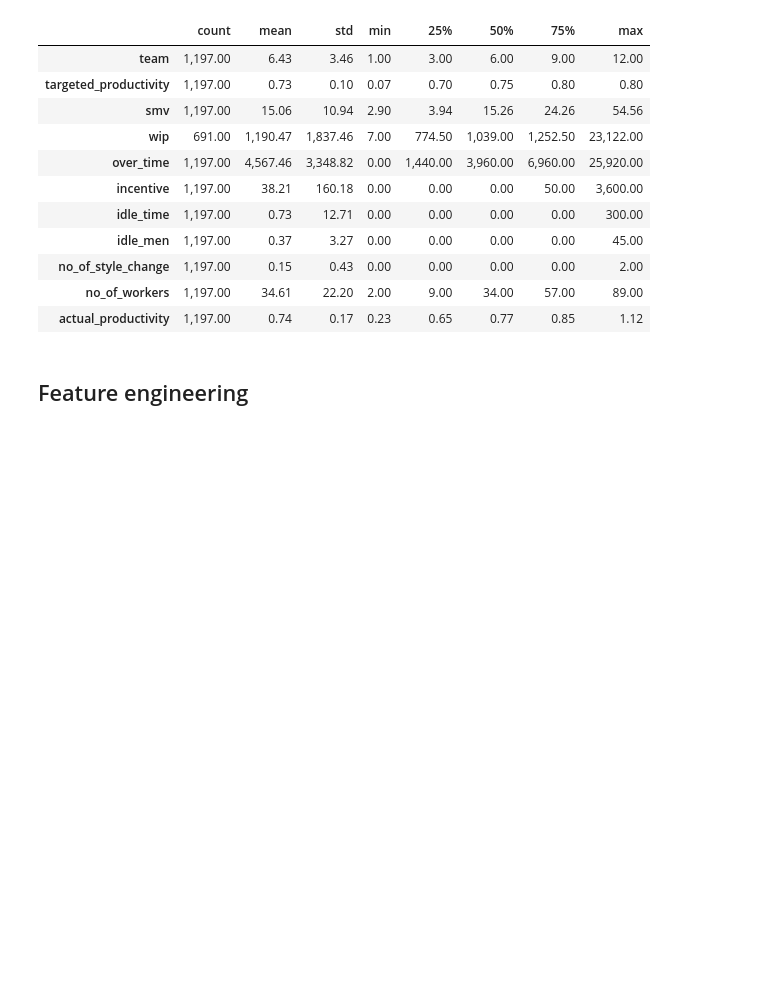
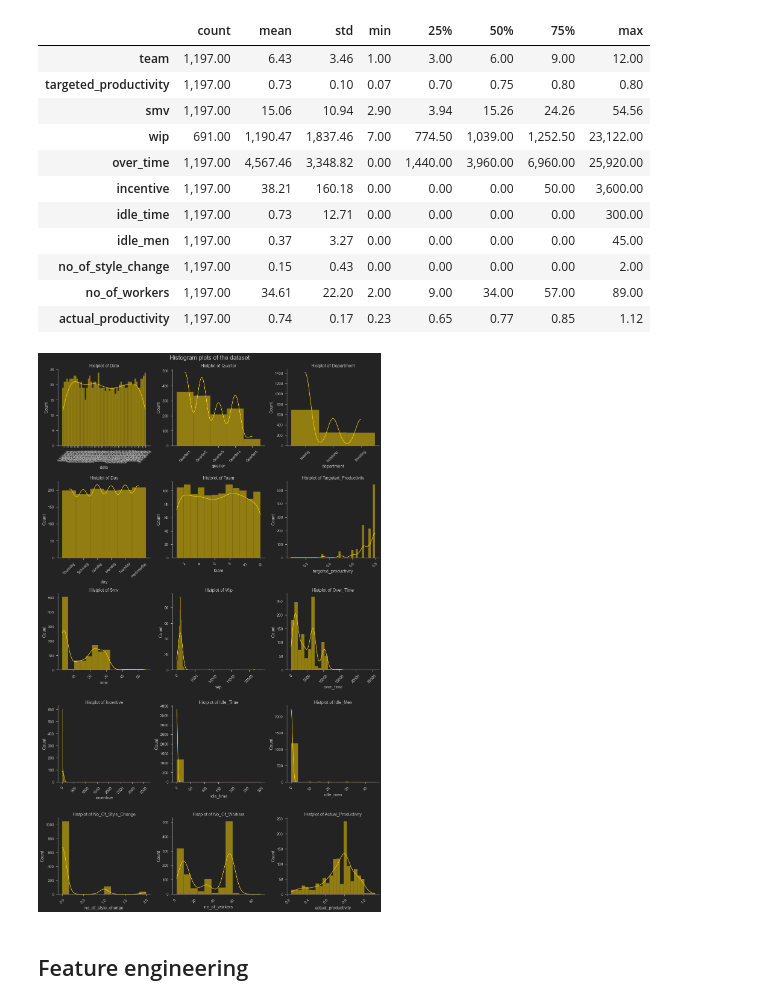
Before and after one commit to tamjid-ahsan/Garment-worker-efficiency, a Jupyter notebook: student_all_finalizing.ipynb, the cells around one changed output. Cells and saved outputs as stored; diff of their text form; code cells hidden in the pictures; blank space fills up the shorter version.

```diff
--- a/student_all_finalizing.ipynb
+++ b/student_all_finalizing.ipynb
@@ -192,7 +198,9 @@ df.describe().transpose().round(2).style.format("{0:,.2f}")
 | no_of_workers | 1,197.00 | 34.61 | 22.20 | 2.00 | 9.00 | 34.00 | 57.00 | 89.00 |
 | actual_productivity | 1,197.00 | 0.74 | 0.17 | 0.23 | 0.65 | 0.77 | 0.85 | 1.12 |
 # %%
-# fun.distribution_of_features(df,color_plot='silver')
+fun.distribution_of_features(df,color_plot='gold')
+# %% [output]
+[figure, added]
 # %% [markdown]
 ## Feature engineering
 # %% [markdown]
```
Also changed, not shown: parts of 75 cells of this notebook, 3 other files.
